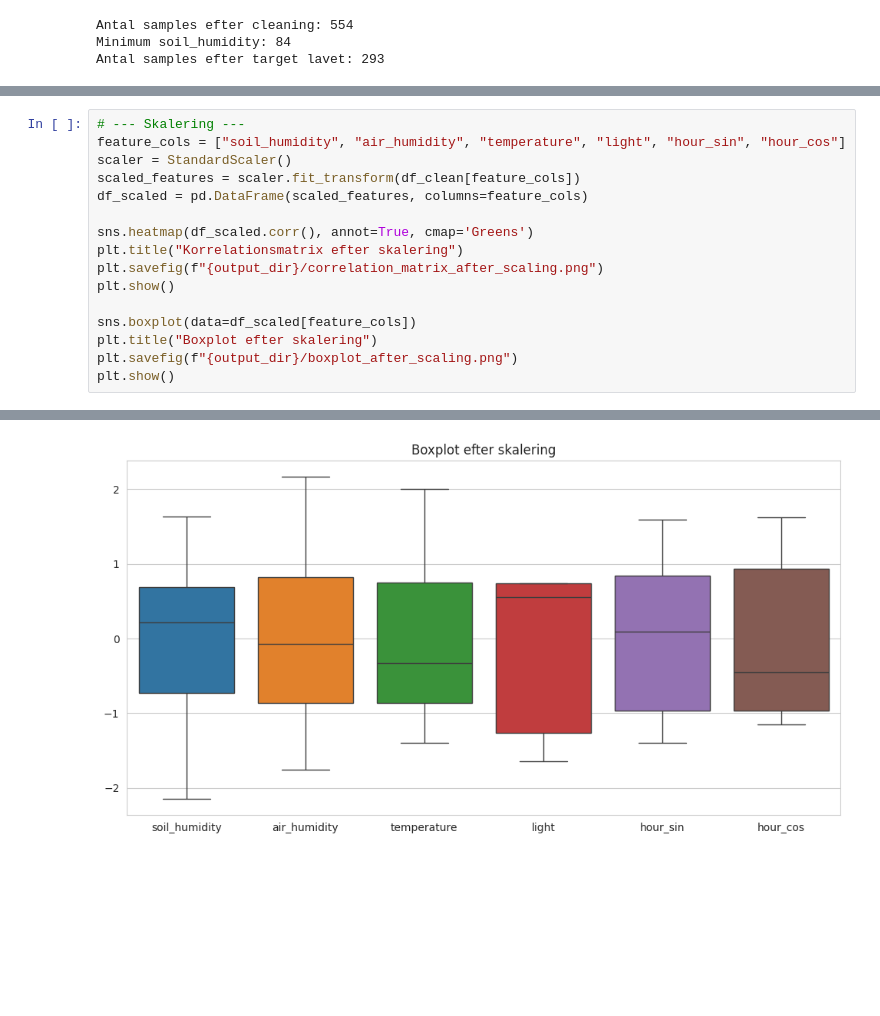
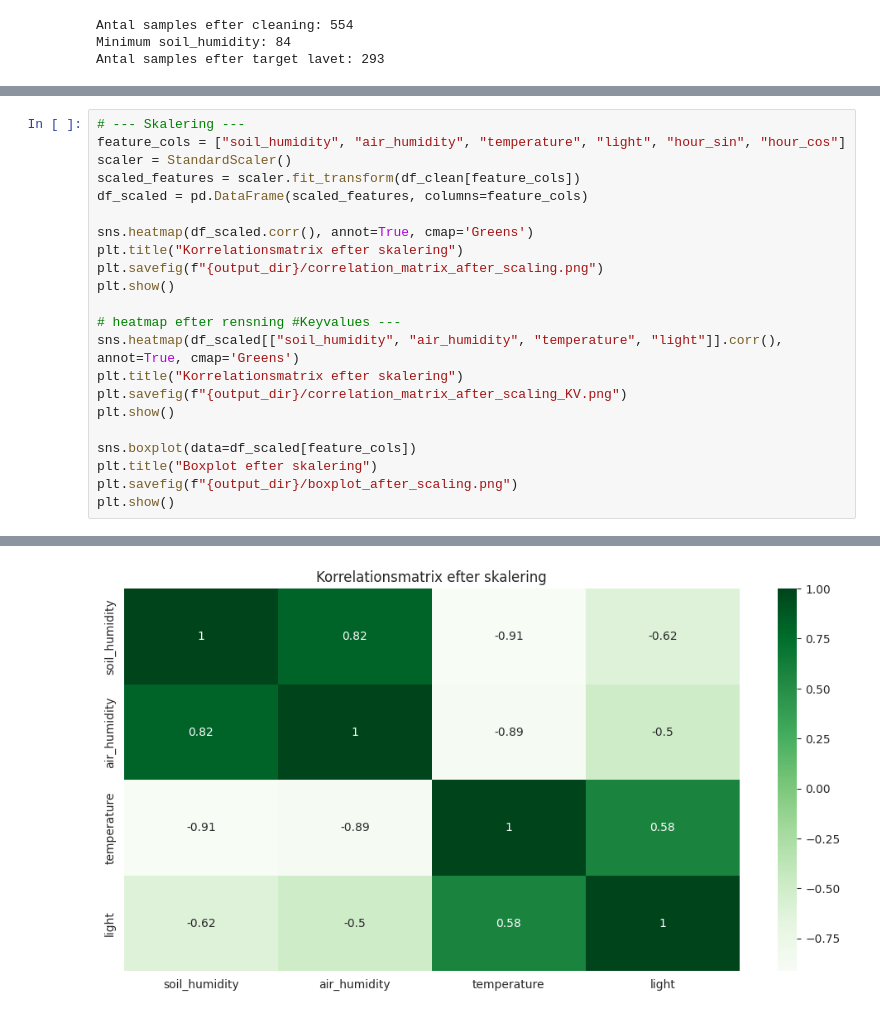
Before and after one commit to DK-SEP4-S25-VIAUC/MAL-Service, a Jupyter notebook: python/model_training_service_linear_regression/linear_regression_data_processing.ipynb, the cells around one changed output, grey strips where cells are left out. Saved outputs shown, nothing was run; the diff lists cells and outputs as text; blank space fills up the shorter version.

```diff
--- a/python/model_training_service_linear_regression/linear_regression_data_processing.ipynb
+++ b/python/model_training_service_linear_regression/linear_regression_data_processing.ipynb
@@ -141,19 +141,25 @@ plt.show()
 # %%
 # --- Skalering ---
 feature_cols = ["soil_humidity", "air_humidity", "temperature", "light", "hour_sin", "hour_cos"]
 scaler = StandardScaler()
 scaled_features = scaler.fit_transform(df_clean[feature_cols])
 df_scaled = pd.DataFrame(scaled_features, columns=feature_cols)
 
 sns.heatmap(df_scaled.corr(), annot=True, cmap='Greens')
 plt.title("Korrelationsmatrix efter skalering")
 plt.savefig(f"{output_dir}/correlation_matrix_after_scaling.png")
 plt.show()
 
+# heatmap efter rensning #Keyvalues ---
+sns.heatmap(df_scaled[["soil_humidity", "air_humidity", "temperature", "light"]].corr(), annot=True, cmap='Greens')
+plt.title("Korrelationsmatrix efter skalering")
+plt.savefig(f"{output_dir}/correlation_matrix_after_scaling_KV.png")
+plt.show()
+
 sns.boxplot(data=df_scaled[feature_cols])
 plt.title("Boxplot efter skalering")
 plt.savefig(f"{output_dir}/boxplot_after_scaling.png")
 plt.show()
 # %% [output]
 [figure]
-[figure, old version]
+[figure, new version]
```
Also changed, not shown: parts of 4 cells of this notebook.
